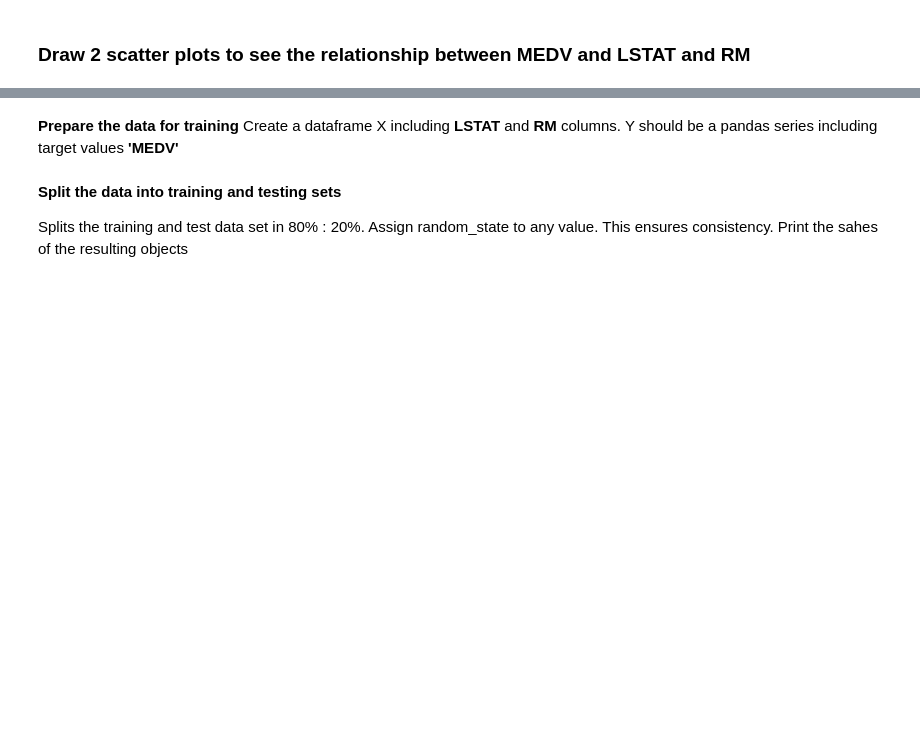
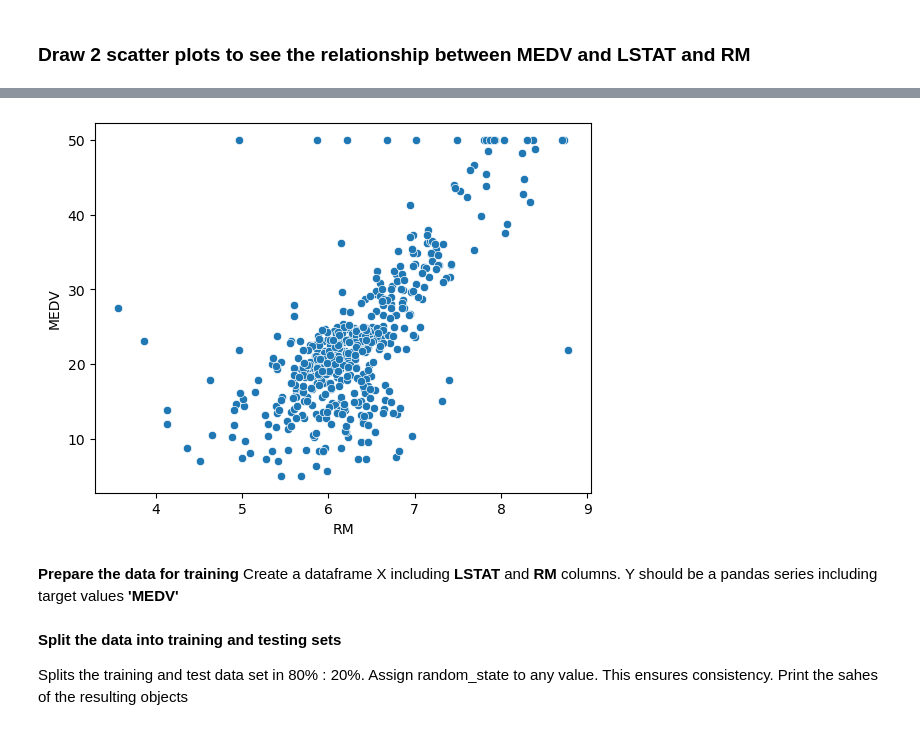
Before and after one commit to rafazamb/DS_PT_PR_SEP22, a Jupyter notebook: 03-Machine_Learning/01-Supervisado/01-Regresión Lineal/ejercicios/3 Polynomial_Regression.ipynb, the cells around one changed output, grey strips where cells are left out. Cells and saved outputs as stored; diff of their text form; code cells hidden in the pictures; blank space fills up the shorter version.

```diff
--- a/03-Machine_Learning/01-Supervisado/01-Regresión Lineal/ejercicios/3 Polynomial_Regression.ipynb
+++ b/03-Machine_Learning/01-Supervisado/01-Regresión Lineal/ejercicios/3 Polynomial_Regression.ipynb
@@ -63,3 +191,7 @@ Analyze the correlation matrix. Plot a heatmap
+# %%
+sns.scatterplot(x=df['RM'], y=df['MEDV']);
+# %% [output]
+[figure, added]
 # %% [markdown]
 **Prepare the data for training**
 Create a dataframe X including **LSTAT** and **RM** columns.
```
Also changed, not shown: parts of 27 cells of this notebook.
